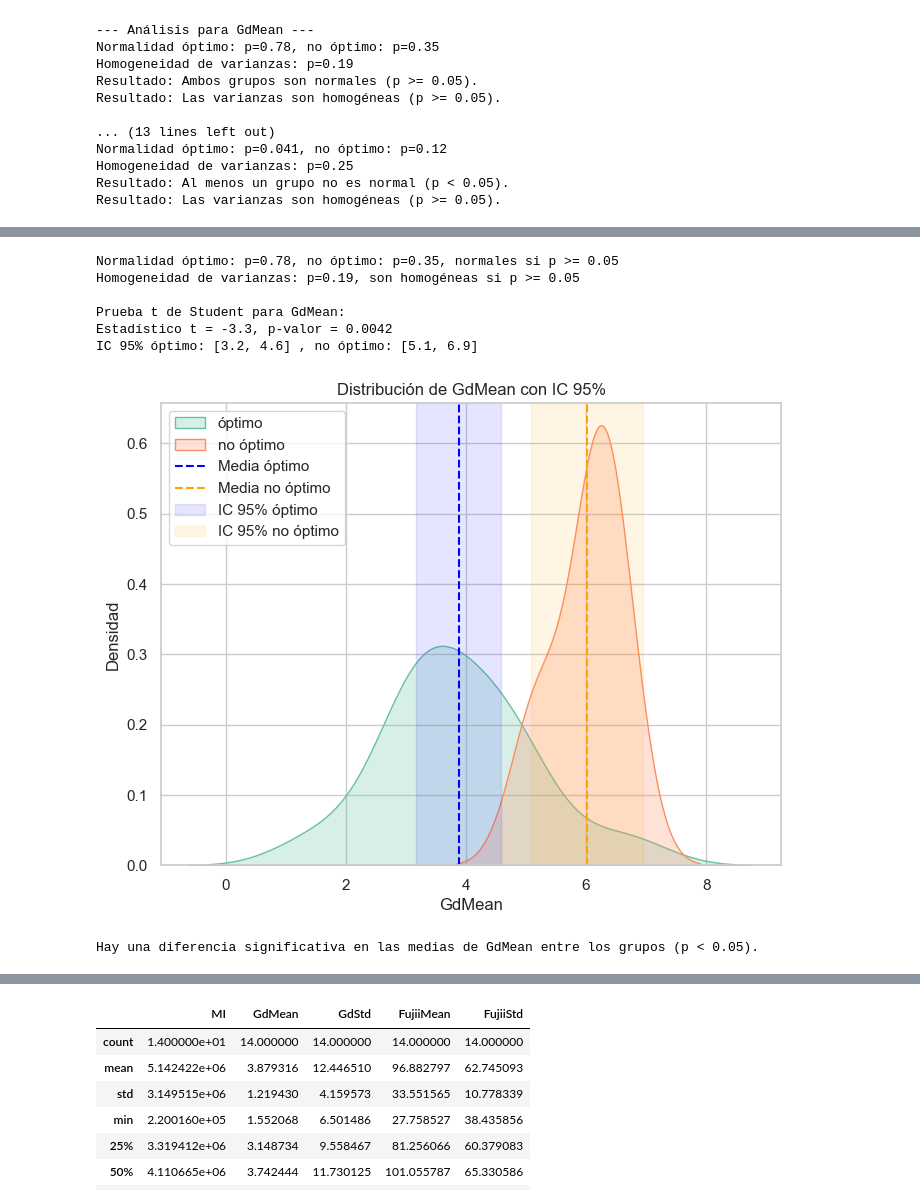
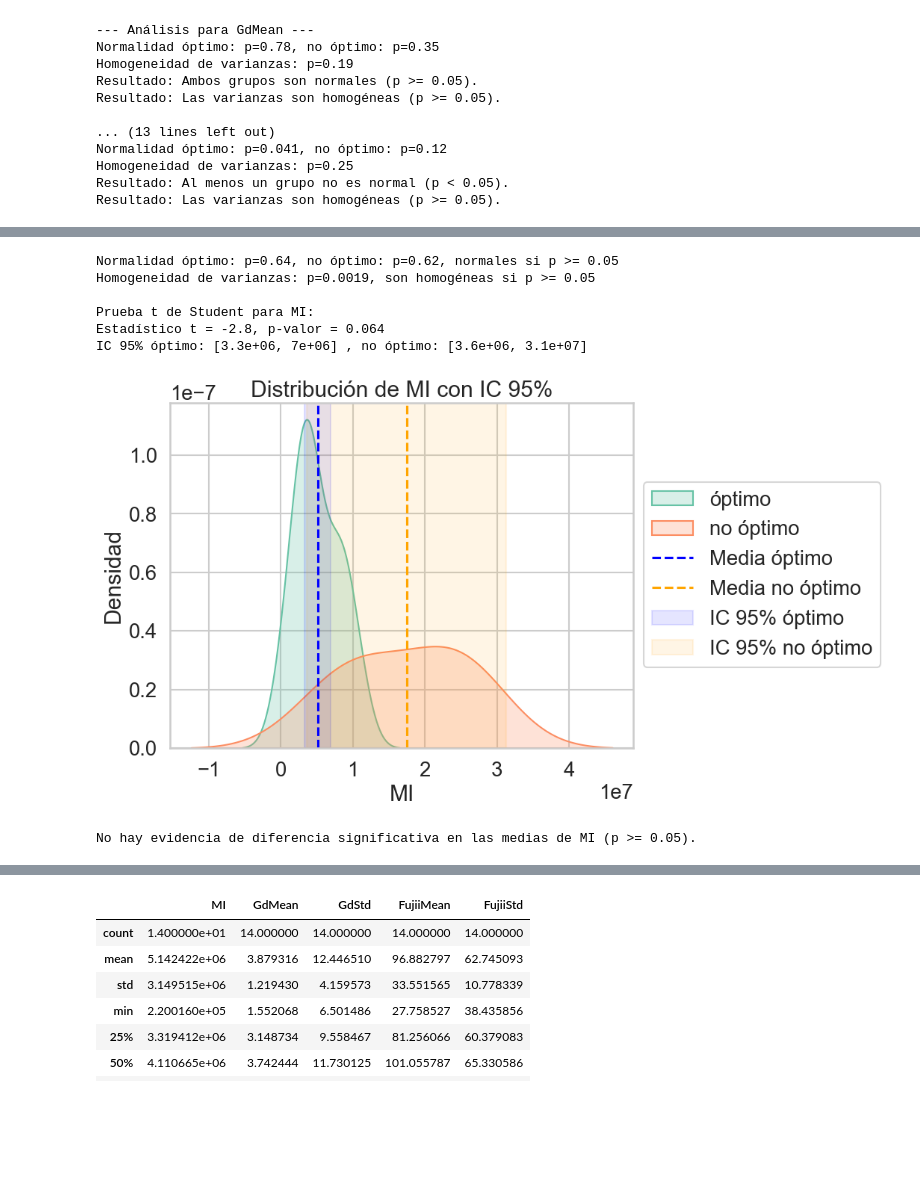
Before and after one commit to JuanJ27/Base, a Jupyter notebook: Python/Experimental IV/ProyectoBS/ProyectoBioSpeclke.ipynb, the cells around one changed output, grey strips where cells are left out. Saved outputs shown, nothing was run; the diff lists cells and outputs as text; code cells hidden in the pictures; blank space fills up the shorter version.

```diff
--- a/Python/Experimental IV/ProyectoBS/ProyectoBioSpeclke.ipynb
+++ b/Python/Experimental IV/ProyectoBS/ProyectoBioSpeclke.ipynb
@@ -155,5 +155,8 @@ plt.show()
 cols = ['MI', 'GdMean', 'GdStd']
 
 grid = sns.pairplot(df_lep[cols + ['clase']], hue='clase', diag_kind='kde', plot_kws={'alpha':0.95})
+sns.set_context("talk", font_scale=1.2)
+sns.set_style("whitegrid")
+plt.grid(True, color='black', zorder=0)
 plt.show()
 # %% [output]
@@ -252,8 +313,8 @@ Resultado: Las varianzas son homogéneas (p >= 0.05).
 from scipy.stats import ttest_ind, t
 
 # Separar los grupos
-optimo = df_lep[df_lep['clase'] == 'óptimo']['GdMean']
-no_optimo = df_lep[df_lep['clase'] == 'no óptimo']['GdMean']
+optimo = df_lep[df_lep['clase'] == 'óptimo']['MI']
+no_optimo = df_lep[df_lep['clase'] == 'no óptimo']['MI']
 
 # 1. Verificación de supuestos
 # 1.1. Prueba de normalidad (Shapiro-Wilk)
@@ -269,52 +330,46 @@ print(f"Homogeneidad de varianzas: p={p:.2g}, son homogéneas si p >= 0.05")
 # 2. Prueba t de Student
 equal_va = p > 0.05  # True si las varianzas son homogéneas
 stat, p = ttest_ind(optimo, no_optimo, equal_var=equal_va)
-print(f"\nPrueba t de Student para GdMean:")
+print(f"\nPrueba t de Student para MI:")
 print(f"Estadístico t = {stat:.2g}, p-valor = {p:.2g}")
 
 # 3. Intervalos de confianza (95%)
-def intervaloConf(data, confidence=0.95):
-    n = len(data)
-    mean = float(np.mean(data))
-    stderr = float(np.std(data, ddof=1) / np.sqrt(n))
-    margin = stderr * float(t.ppf((1 - confidence) / 2, n - 1))
-    return [mean + margin, mean - margin]
-
 ci_opt = intervaloConf(optimo)
 ci_no_opt = intervaloConf(no_optimo)
 print(f"IC 95% óptimo: [{ci_opt[0]:.2g}, {ci_opt[1]:.2g}] , no óptimo: [{ci_no_opt[0]:.2g}, {ci_no_opt[1]:.2g}]")
 
 
 # 5. Visualización mejorada
 plt.figure(figsize=(8,6))
 sns.kdeplot(optimo, fill=True, label='óptimo')
 sns.kdeplot(no_optimo, fill=True, label='no óptimo')
 
 # Medias
 plt.axvline(np.mean(optimo), color='blue', linestyle='--', label='Media óptimo')
 plt.axvline(np.mean(no_optimo), color='orange', linestyle='--', label='Media no óptimo')
 
 # Intervalos de confianza
 plt.axvspan(ci_opt[0], ci_opt[1], alpha=0.1, color='blue', label='IC 95% óptimo')
 plt.axvspan(ci_no_opt[0], ci_no_opt[1], alpha=0.1, color='orange', label='IC 95% no óptimo')
 
-plt.title("Distribución de GdMean con IC 95%")
-plt.xlabel("GdMean")
+plt.title("Distribución de MI con IC 95%")
+plt.xlabel("MI")
 plt.ylabel("Densidad")
-plt.legend()
+fig.legend()
+plt.legend(loc='upper left', bbox_to_anchor=(1, 0.8), ncol=1)
 plt.show()
 
 # Interpretación final
 if p < 0.05:
-    print("Hay una diferencia significativa en las medias de GdMean entre los grupos (p < 0.05).")
+    print("Hay una diferencia significativa en las medias de MI entre los grupos (p < 0.05).")
 else:
-    print("No hay evidencia de diferencia significativa en las medias de GdMean (p >= 0.05).")
+    print("No hay evidencia de diferencia significativa en las medias de MI (p >= 0.05).")
 # %% [output]
-Normalidad óptimo: p=0.78, no óptimo: p=0.35, normales si p >= 0.05
-Homogeneidad de varianzas: p=0.19, son homogéneas si p >= 0.05
+Normalidad óptimo: p=0.64, no óptimo: p=0.62, normales si p >= 0.05
+Homogeneidad de varianzas: p=0.0019, son homogéneas si p >= 0.05
 
-Prueba t de Student para GdMean:
-Estadístico t = -3.3, p-valor = 0.0042
-IC 95% óptimo: [3.2, 4.6] , no óptimo: [5.1, 6.9]
+Prueba t de Student para MI:
+Estadístico t = -2.8, p-valor = 0.064
+IC 95% óptimo: [3.3e+06, 7e+06] , no óptimo: [3.6e+06, 3.1e+07]
-[figure, old version]
+[figure, new version]
-Hay una diferencia significativa en las medias de GdMean entre los grupos (p < 0.05).
+No hay evidencia de diferencia significativa en las medias de MI (p >= 0.05).
```
Also changed, not shown: parts of 19 cells of this notebook, 6 other files.
